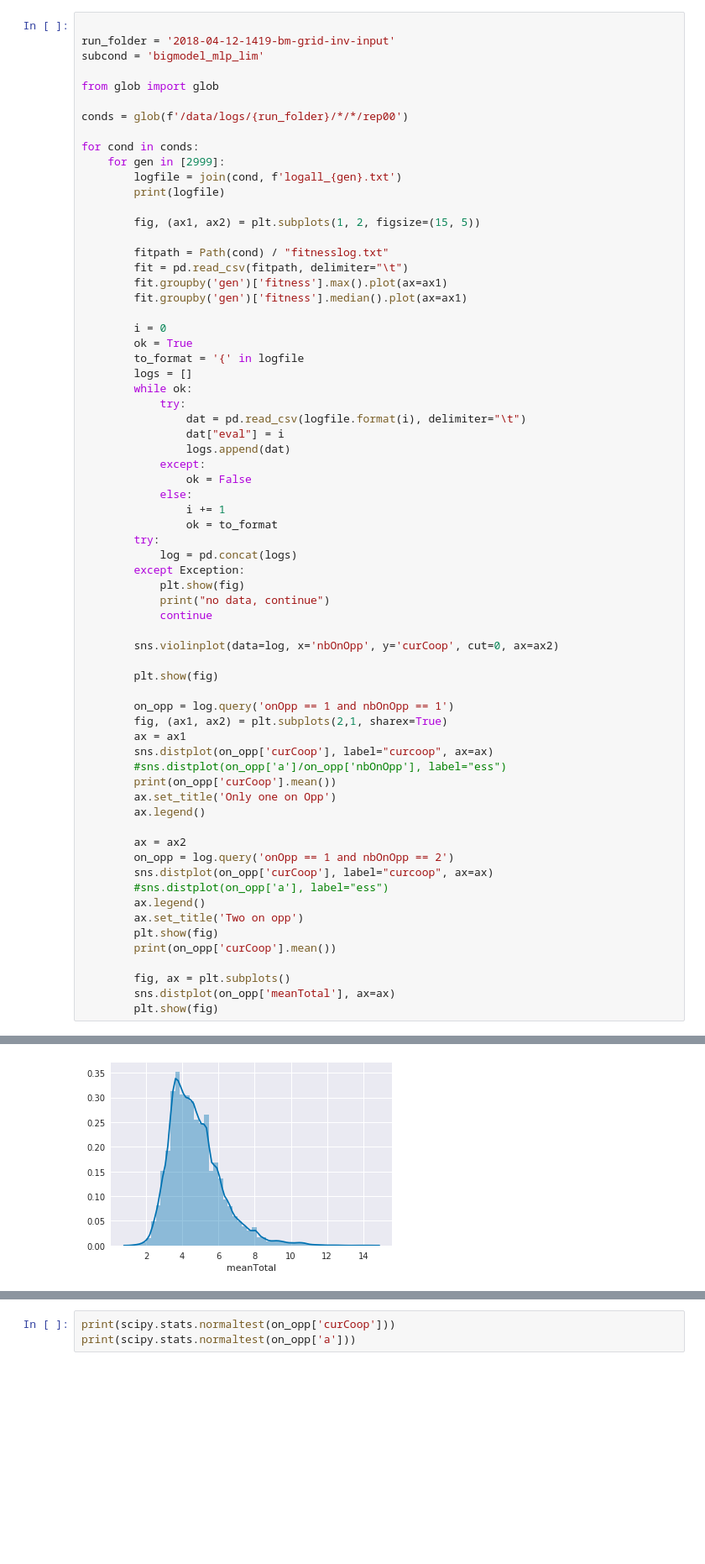
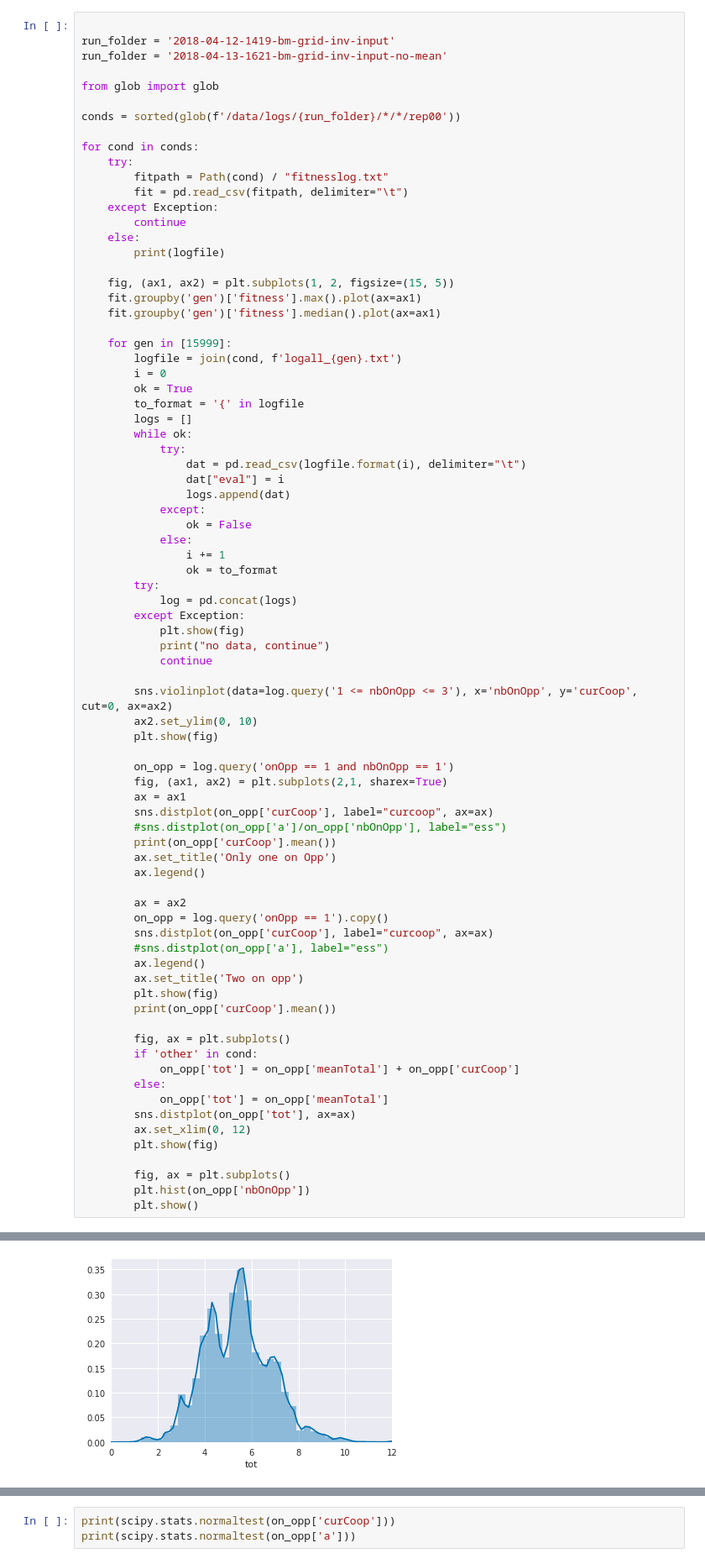
Before and after one commit to PaulEcoffet/roborobo3, a Jupyter notebook: roborobo3/notebooks/bigmodel ESS stat.ipynb, the cells around one changed output, grey strips where cells are left out. Shown at 84% size. Saved outputs shown, nothing was run; the diff lists cells and outputs as text; blank space fills up the shorter version.

```diff
--- a/roborobo3/notebooks/bigmodel ESS stat.ipynb
+++ b/roborobo3/notebooks/bigmodel ESS stat.ipynb
@@ -12,24 +12,27 @@ sns.set_palette('colorblind');
 # %%
 
 run_folder = '2018-04-12-1419-bm-grid-inv-input'
-subcond = 'bigmodel_mlp_lim'
+run_folder = '2018-04-13-1621-bm-grid-inv-input-no-mean'
 
 from glob import glob
 
-conds = glob(f'/data/logs/{run_folder}/*/*/rep00')
+conds = sorted(glob(f'/data/logs/{run_folder}/*/*/rep00'))
 
 for cond in conds:
-    for gen in [2999]:
-        logfile = join(cond, f'logall_{gen}.txt')
+    try:
+        fitpath = Path(cond) / "fitnesslog.txt"
+        fit = pd.read_csv(fitpath, delimiter="\t")
+    except Exception:
+        continue
+    else:
         print(logfile)
 
-        fig, (ax1, ax2) = plt.subplots(1, 2, figsize=(15, 5))
+    fig, (ax1, ax2) = plt.subplots(1, 2, figsize=(15, 5))
+    fit.groupby('gen')['fitness'].max().plot(ax=ax1)
+    fit.groupby('gen')['fitness'].median().plot(ax=ax1)
 
-        fitpath = Path(cond) / "fitnesslog.txt"
-        fit = pd.read_csv(fitpath, delimiter="\t")
-        fit.groupby('gen')['fitness'].max().plot(ax=ax1)
-        fit.groupby('gen')['fitness'].median().plot(ax=ax1)
-
+    for gen in [15999]:
+        logfile = join(cond, f'logall_{gen}.txt')
         i = 0
         ok = True
         to_format = '{' in logfile
@@ -51,8 +54,8 @@ for cond in conds:
             print("no data, continue")
             continue
 
-        sns.violinplot(data=log, x='nbOnOpp', y='curCoop', cut=0, ax=ax2)
-
+        sns.violinplot(data=log.query('1 <= nbOnOpp <= 3'), x='nbOnOpp', y='curCoop', cut=0, ax=ax2)
+        ax2.set_ylim(0, 10)
         plt.show(fig)
 
         on_opp = log.query('onOpp == 1 and nbOnOpp == 1')
@@ -65,7 +68,7 @@ for cond in conds:
         ax.legend()
 
         ax = ax2
-        on_opp = log.query('onOpp == 1 and nbOnOpp == 2')
+        on_opp = log.query('onOpp == 1').copy()
         sns.distplot(on_opp['curCoop'], label="curcoop", ax=ax)
         #sns.distplot(on_opp['a'], label="ess")
         ax.legend()
@@ -74,6 +77,15 @@ for cond in conds:
         print(on_opp['curCoop'].mean())
 
         fig, ax = plt.subplots()
-        sns.distplot(on_opp['meanTotal'], ax=ax)
+        if 'other' in cond:
+            on_opp['tot'] = on_opp['meanTotal'] + on_opp['curCoop']
+        else:
+            on_opp['tot'] = on_opp['meanTotal']
+        sns.distplot(on_opp['tot'], ax=ax)
+        ax.set_xlim(0, 12)
         plt.show(fig)
+
+        fig, ax = plt.subplots()
+        plt.hist(on_opp['nbOnOpp'])
+        plt.show()
 # %% [output]
@@ -85 +97 @@ for cond in conds:
-[figure, old version]
+[figure, new version]
```
Also changed, not shown: parts of 1 cell of this notebook, 2 other files.
